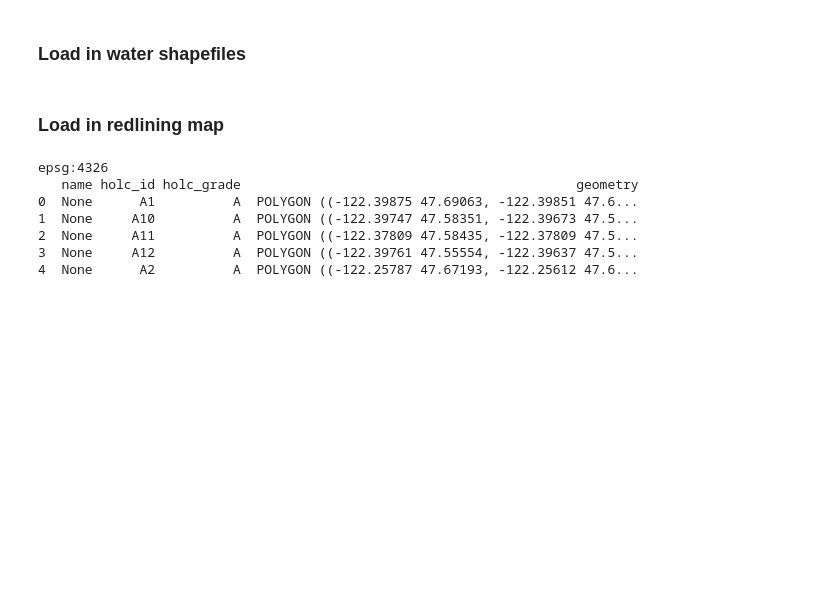
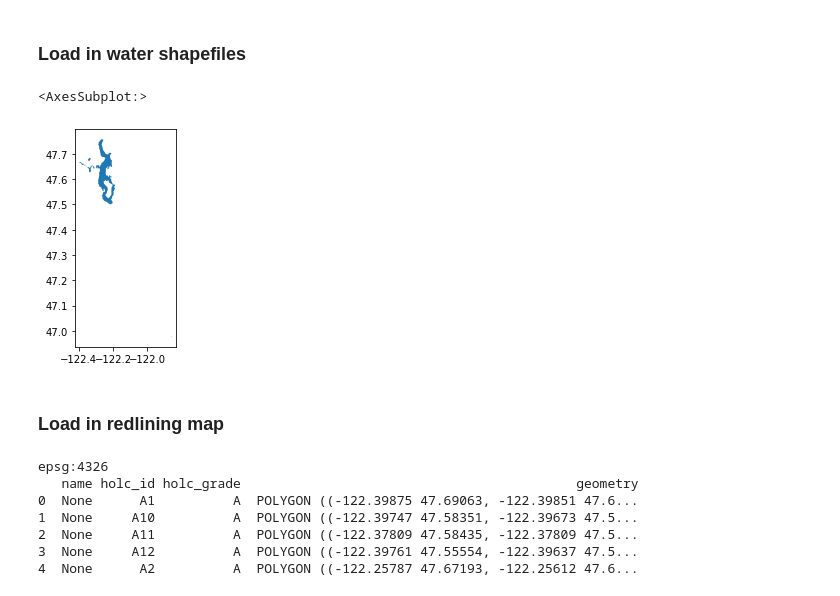
Before and after one commit to shirleyswirley/laurelhurst4all, a Jupyter notebook: python/poster1.ipynb, the cells around one changed output. Cells and saved outputs as stored; diff of their text form; code cells hidden in the pictures; blank space fills up the shorter version.

```diff
--- a/python/poster1.ipynb
+++ b/python/poster1.ipynb
@@ -53,14 +56,19 @@ majrds = rds500k[(rds500k['StateRoute']=='405')|(rds500k['StateRoute']=='005')
 # %%
 water = gpd.read_file('/opt/laurelhurst4all/data/shapefiles/water/Open_water_for_King_County_and_portions_of_adjacent_counties___wtrbdy_area.shp')
 #print(water.crs)
 #print(water.head())
 
 majwater = water[(water['NAME']=='Green Lake')|(water['NAME']=='Lake Union')
-                |(water['NAME']=='Lake Meridian')|(water['NAME']=='Salmon Bay')
-                |(water['NAME']=='Lake Washington')|(water['NAME']=='Lake Sammamish')
-                |(water['NAME']=='Lake Youngs')|(water['NAME']=='Lake Stevens')
-                |(water['NAME']=='Puget Sound')]
-#majwater.plot()
+                 #|(water['NAME']=='Lake Meridian')
+                 |(water['NAME']=='Salmon Bay')
+                 |(water['NAME']=='Lake Washington')]#|(water['NAME']=='Lake Sammamish')
+                 #|(water['NAME']=='Lake Youngs')]
+                 #|(water['NAME']=='Lake Stevens')]
+                 #|(water['NAME']=='Puget Sound')]
+majwater.plot()
+# %% [output]
+<AxesSubplot:>
+[figure, added]
 # %% [markdown]
 ### Load in redlining map
 # %%
```
Also changed, not shown: parts of 6 cells of this notebook, 1 other file.
